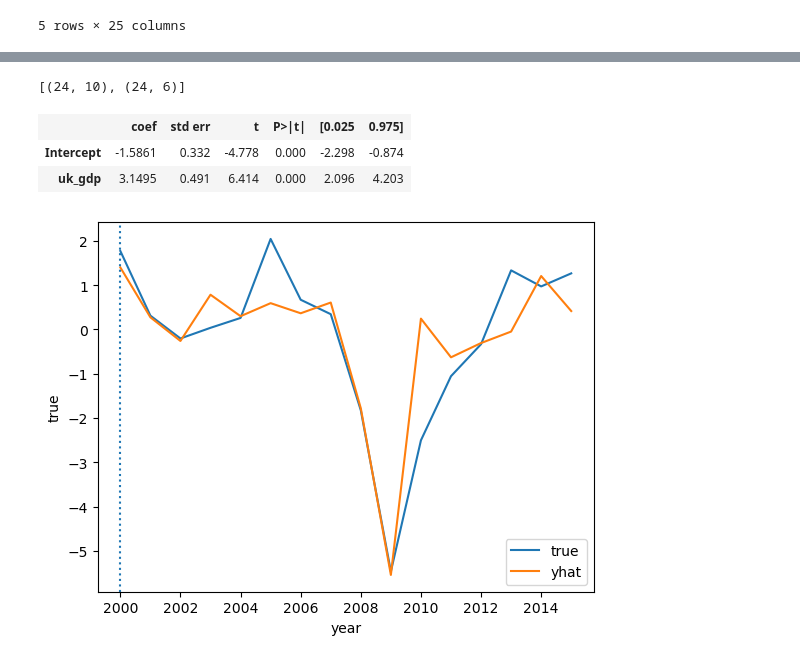
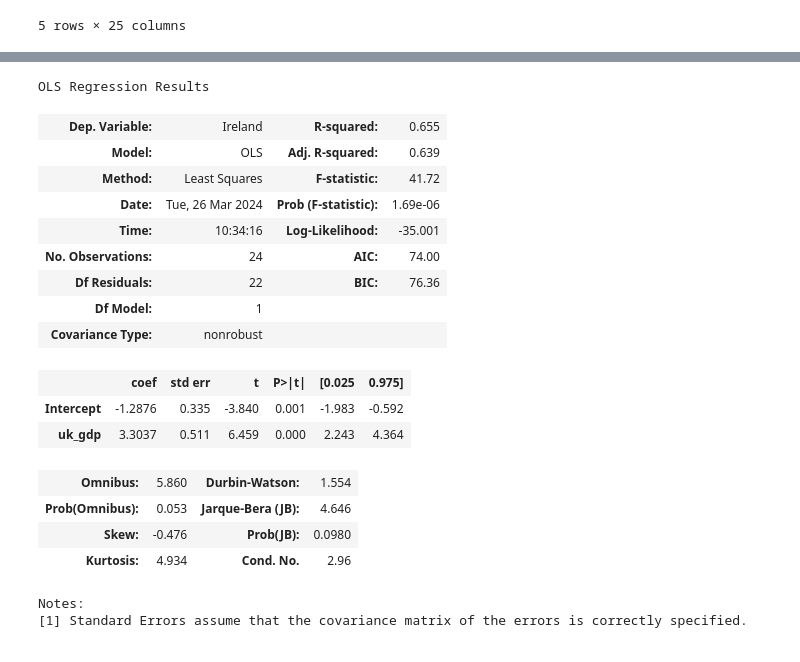
Before and after one commit to S3tuit/jup_lab, a Jupyter notebook: min_wage.ipynb, the cells around one changed output, grey strips where cells are left out. Saved outputs shown, nothing was run; the diff lists cells and outputs as text; code cells hidden in the pictures.

```diff
--- a/min_wage.ipynb
+++ b/min_wage.ipynb
@@ -153,13 +170,3 @@ weights_lr.round(3)
 # %% [output]
 array([-0.934, -0.188,  0.224,  2.436, -2.45 , -1.967,  1.993, -1.111,
        -0.043])
-# %%
-y0_hat = y_co.dot(weights_lr)
-df_plot = pd.DataFrame({'year':y_co.index, 'true':y_tr, 'yhat':y0_hat})
-
-fig, ax = plt.subplots()
-
-for c in ['true','yhat']:
-    sns.lineplot(data=df_plot, x='year', y=c, label=c, ax=ax)
-
-plt.axvline(x=2000, linestyle=':');
@@ -216,10 +255,0 @@ array([0.  , 0.  , 0.  , 0.  , 0.  , 0.  , 0.48, 0.52, 0.  ])
-# %%
-y0_hat = y_co.dot(model.w_)
-df_plot = pd.DataFrame({'year':y_co.index, 'true':y_tr, 'yhat':y0_hat})
-
-fig, ax = plt.subplots()
-
-for c in ['true','yhat']:
-    sns.lineplot(data=df_plot, x='year', y=c, label=c, ax=ax)
-
-plt.axvline(x=2000, linestyle=':');
@@ -323,12 +356,6 @@ new_cols = [f'{i}_gdp' for i in gdp.columns.to_list()]
 
 gdp = gdp.rename(columns={old:new for old,new in zip(gdp.columns.to_list(), new_cols)})
 gdp = gdp.rename(columns={'United Kingdom_gdp':'uk_gdp'})
-# %%
-# Check if they have the same shape()
-
-[df.shape, gdp.shape]
-# %% [output]
-[(24, 10), (24, 6)]
 # %%
 #Change datatypes to floats
 
@@ -345,29 +372,35 @@ try:
 except:
     pass
 # %%
+# I'm using a simple linear regression to understand
+# the predictive power of 'uk_gdp'
+
 import statsmodels.formula.api as smf
 
 c = 'uk_gdp'
 
-df_reg = pd.merge(df[df.index >= 2000]['Ireland'], gdp[[c]], left_index=True, right_index=True)
+df_reg = pd.merge(df['Ireland'], gdp[[c]], left_index=True, right_index=True)
 
 result = smf.ols(f'Ireland ~ {c}', data=df_reg).fit()
 
-result.summary().tables[1]
+result.summary()
 # %% [output]
+OLS Regression Results
-|  | coef | std err | t | P>|t| | [0.025 | 0.975] |
-| Intercept | -1.5861 | 0.332 | -4.778 | 0.000 | -2.298 | -0.874 |
-| uk_gdp | 3.1495 | 0.491 | 6.414 | 0.000 | 2.096 | 4.203 |
+| Dep. Variable: | Ireland | R-squared: | 0.655 |
+| Model: | OLS | Adj. R-squared: | 0.639 |
+| Method: | Least Squares | F-statistic: | 41.72 |
+| Date: | Tue, 26 Mar 2024 | Prob (F-statistic): | 1.69e-06 |
+| Time: | 10:34:16 | Log-Likelihood: | -35.001 |
+| No. Observations: | 24 | AIC: | 74.00 |
+| Df Residuals: | 22 | BIC: | 76.36 |
+| Df Model: | 1 |  |  |
+| Covariance Type: | nonrobust |  |  |
+|  | coef | std err | t | P>|t| | [0.025 | 0.975] |
+| Intercept | -1.2876 | 0.335 | -3.840 | 0.001 | -1.983 | -0.592 |
+| uk_gdp | 3.3037 | 0.511 | 6.459 | 0.000 | 2.243 | 4.364 |
+| Omnibus: | 5.860 | Durbin-Watson: | 1.554 |
+| Prob(Omnibus): | 0.053 | Jarque-Bera (JB): | 4.646 |
+| Skew: | -0.476 | Prob(JB): | 0.0980 |
+| Kurtosis: | 4.934 | Cond. No. | 2.96 |
+Notes:
+[1] Standard Errors assume that the covariance matrix of the errors is correctly specified.
-# %%
-yhat = result.predict(df_reg[c])
-df_plot = pd.DataFrame({'year':df_reg.index, 'true':df_reg['Ireland'],
-                        'yhat':yhat})
-
-fig, ax = plt.subplots()
-
-for i in ['true', 'yhat']:
-    sns.lineplot(data=df_plot, x='year', y=i, label=i, ax=ax)
-
-plt.axvline(x=2000, linestyle=':');
-# %% [output]
-[figure, removed]
```
Also changed, not shown: parts of 44 cells of this notebook.
